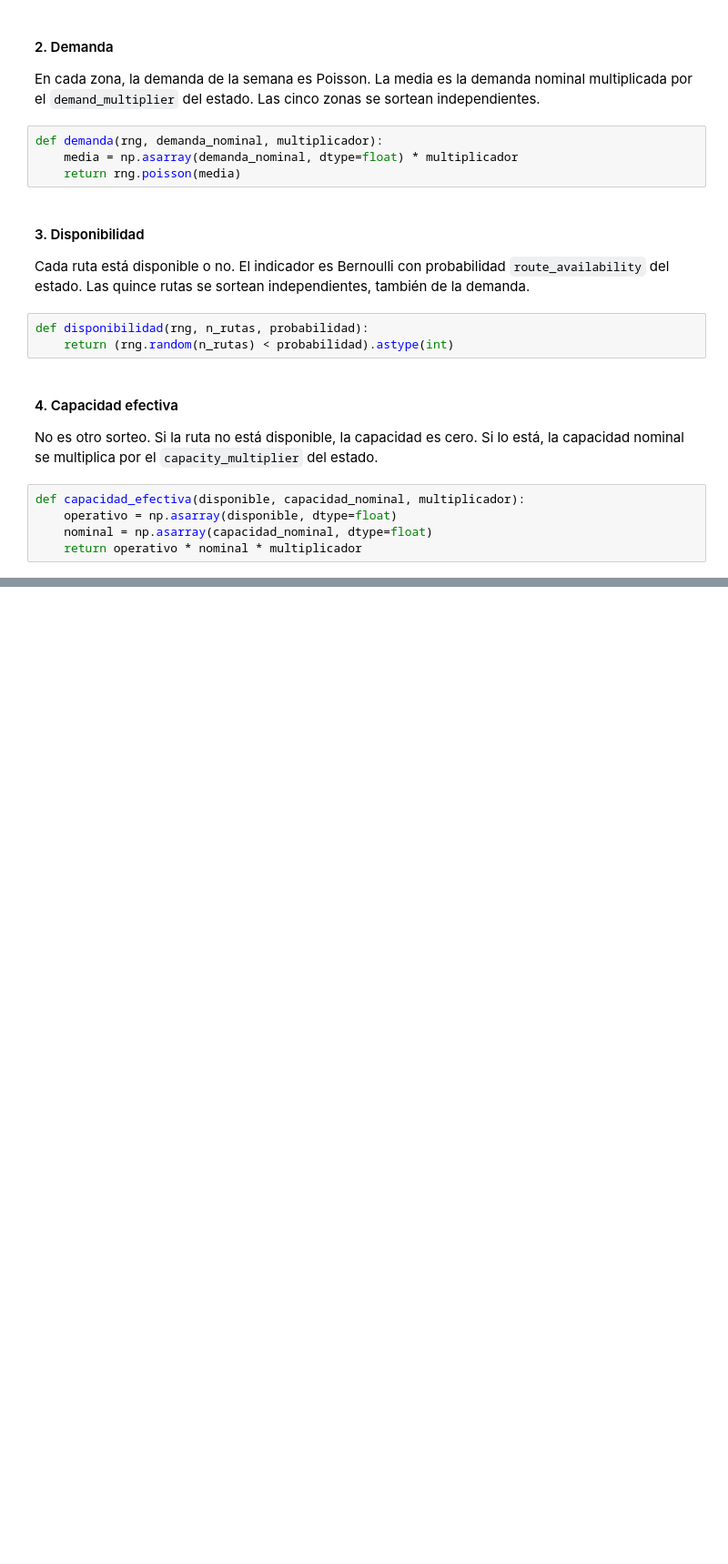
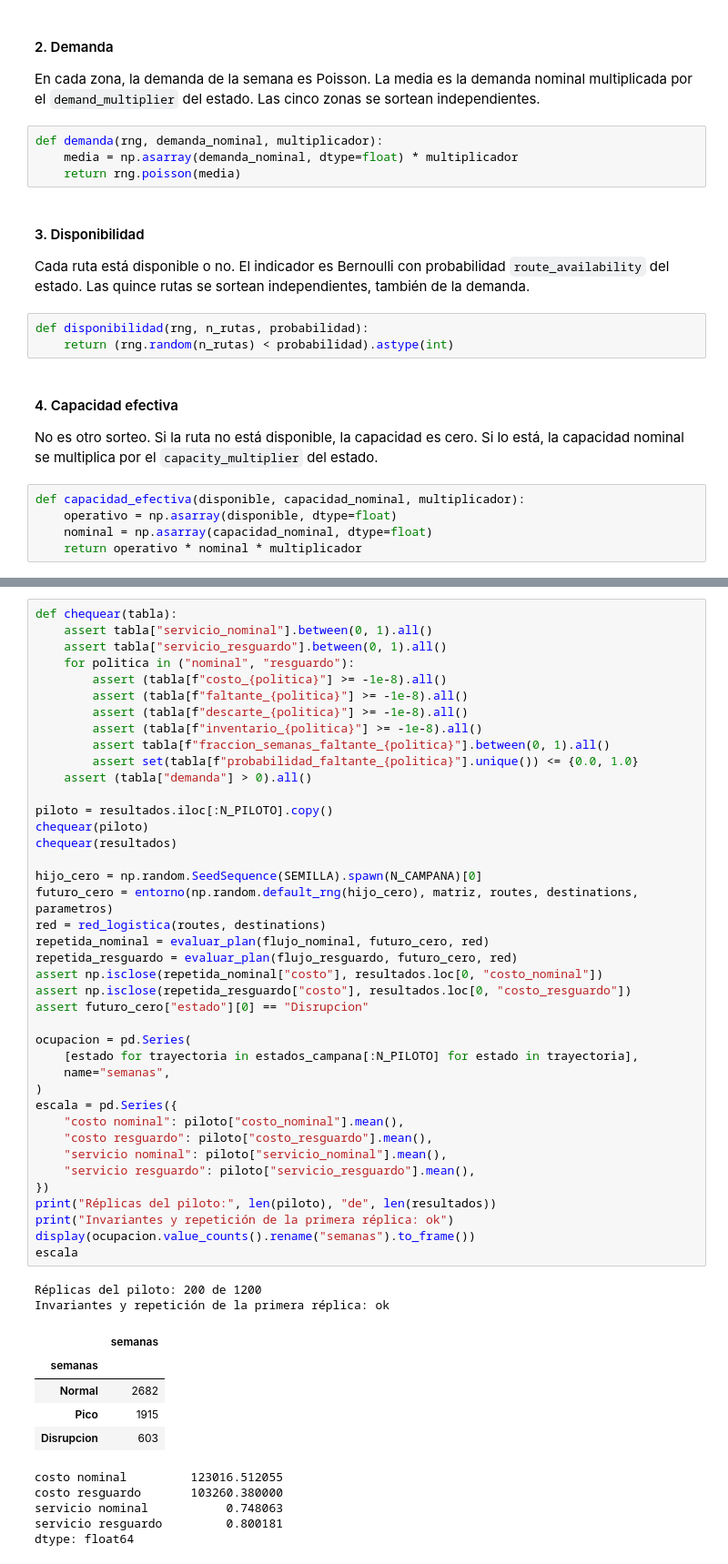
Before and after one commit to LorennMarque/OR-final-austral-2026, a Jupyter notebook: notebooks/part2_markov_montecarlo.ipynb, the cells around one changed output, grey strips where cells are left out. Shown at 91% size. Cells and saved outputs as stored; diff of their text form; blank space fills up the shorter version.

```diff
--- a/notebooks/part2_markov_montecarlo.ipynb
+++ b/notebooks/part2_markov_montecarlo.ipynb
@@ -240,0 +563,53 @@ def capacidad_efectiva(disponible, capacidad_nominal, multiplicador):
+# %%
+def chequear(tabla):
+    assert tabla["servicio_nominal"].between(0, 1).all()
+    assert tabla["servicio_resguardo"].between(0, 1).all()
+    for politica in ("nominal", "resguardo"):
+        assert (tabla[f"costo_{politica}"] >= -1e-8).all()
+        assert (tabla[f"faltante_{politica}"] >= -1e-8).all()
+        assert (tabla[f"descarte_{politica}"] >= -1e-8).all()
+        assert (tabla[f"inventario_{politica}"] >= -1e-8).all()
+        assert tabla[f"fraccion_semanas_faltante_{politica}"].between(0, 1).all()
+        assert set(tabla[f"probabilidad_faltante_{politica}"].unique()) <= {0.0, 1.0}
+    assert (tabla["demanda"] > 0).all()
+
+piloto = resultados.iloc[:N_PILOTO].copy()
+chequear(piloto)
+chequear(resultados)
+
+hijo_cero = np.random.SeedSequence(SEMILLA).spawn(N_CAMPANA)[0]
+futuro_cero = entorno(np.random.default_rng(hijo_cero), matriz, routes, destinations, parametros)
+red = red_logistica(routes, destinations)
+repetida_nominal = evaluar_plan(flujo_nominal, futuro_cero, red)
+repetida_resguardo = evaluar_plan(flujo_resguardo, futuro_cero, red)
+assert np.isclose(repetida_nominal["costo"], resultados.loc[0, "costo_nominal"])
+assert np.isclose(repetida_resguardo["costo"], resultados.loc[0, "costo_resguardo"])
+assert futuro_cero["estado"][0] == "Disrupcion"
+
+ocupacion = pd.Series(
+    [estado for trayectoria in estados_campana[:N_PILOTO] for estado in trayectoria],
+    name="semanas",
+)
+escala = pd.Series({
+    "costo nominal": piloto["costo_nominal"].mean(),
+    "costo resguardo": piloto["costo_resguardo"].mean(),
+    "servicio nominal": piloto["servicio_nominal"].mean(),
+    "servicio resguardo": piloto["servicio_resguardo"].mean(),
+})
+print("Réplicas del piloto:", len(piloto), "de", len(resultados))
+print("Invariantes y repetición de la primera réplica: ok")
+display(ocupacion.value_counts().rename("semanas").to_frame())
+escala
+# %% [output]
+Réplicas del piloto: 200 de 1200
+Invariantes y repetición de la primera réplica: ok
+|  | semanas |
+| semanas |  |
+| Normal | 2682 |
+| Pico | 1915 |
+| Disrupcion | 603 |
+costo nominal         123016.512055
+costo resguardo       103260.380000
+servicio nominal           0.748063
+servicio resguardo         0.800181
+dtype: float64
```
Also changed, not shown: parts of 11 cells of this notebook, 5 other files.
